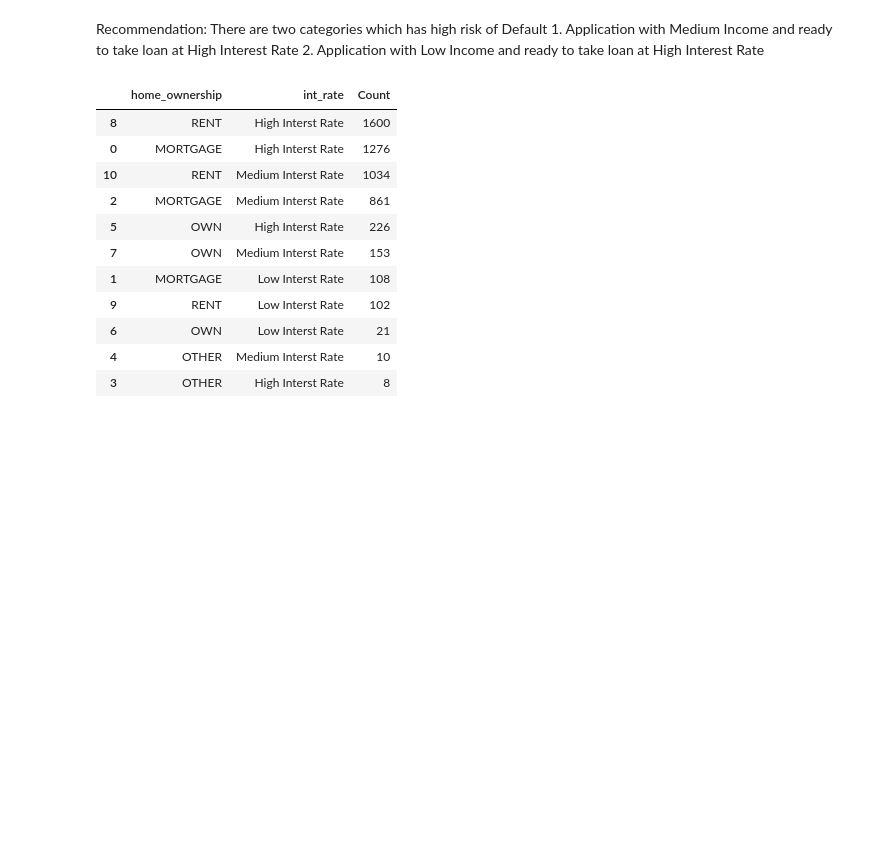
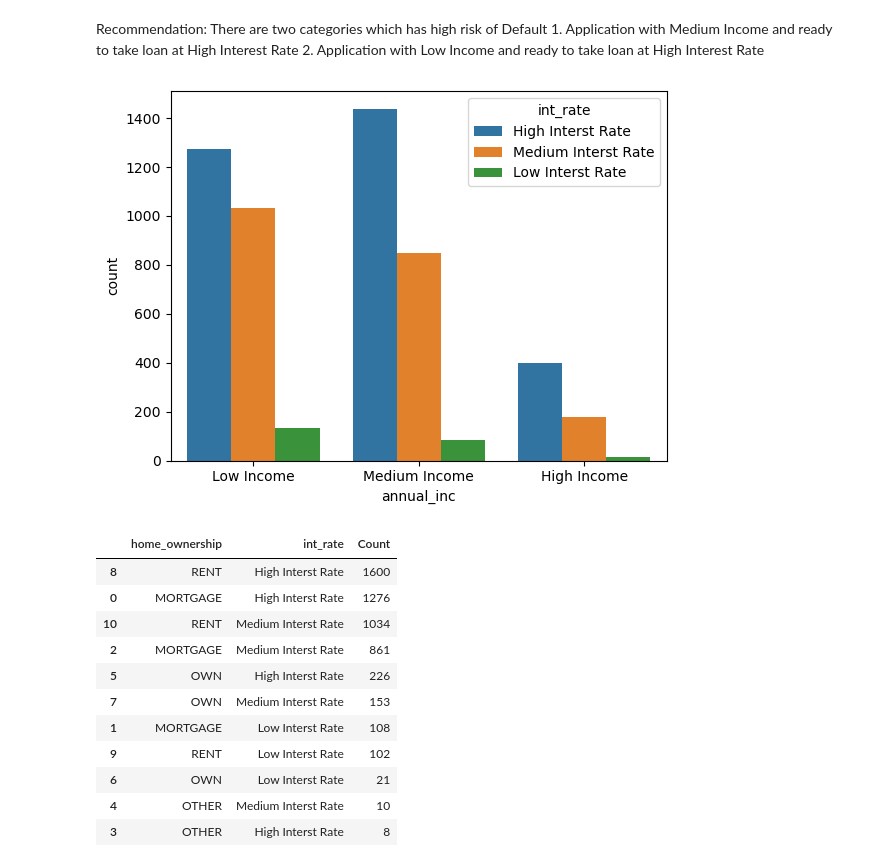
Before and after one commit to nikhilmlai/lendingclubcasestudy, a Jupyter notebook: Nikhil_Shembekar.ipynb, the cells around one changed output. Cells and saved outputs as stored; diff of their text form; code cells hidden in the pictures; blank space fills up the shorter version.

```diff
--- a/Nikhil_Shembekar.ipynb
+++ b/Nikhil_Shembekar.ipynb
@@ -664,6 +723,10 @@ chargedoff_loans.groupby(['annual_inc', 'int_rate']).size().reset_index(name='Co
 Recommendation: There are two categories which has high risk of Default
                 1. Application with Medium Income and ready to take loan at High Interest Rate
                 2. Application with Low Income and ready to take loan at High Interest Rate
+# %%
+cat_data_visualization("annual_inc", "int_rate")
+# %% [output]
+[figure, added]
 # %%
 chargedoff_loans.groupby(['home_ownership', 'int_rate']).size().reset_index(name='Count').sort_values('Count',ascending=False)
 # %% [output]
```
Also changed, not shown: parts of 45 cells of this notebook.
